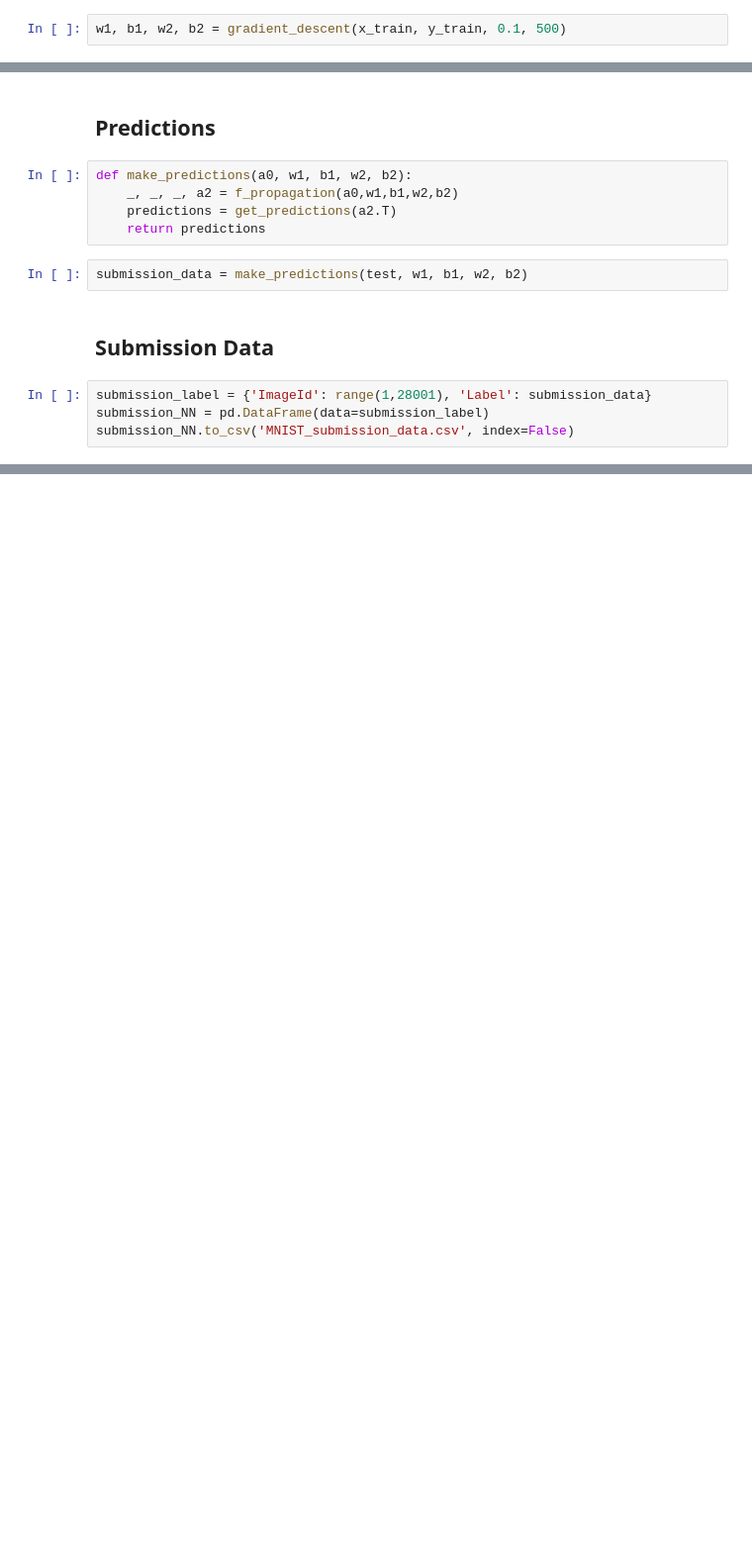
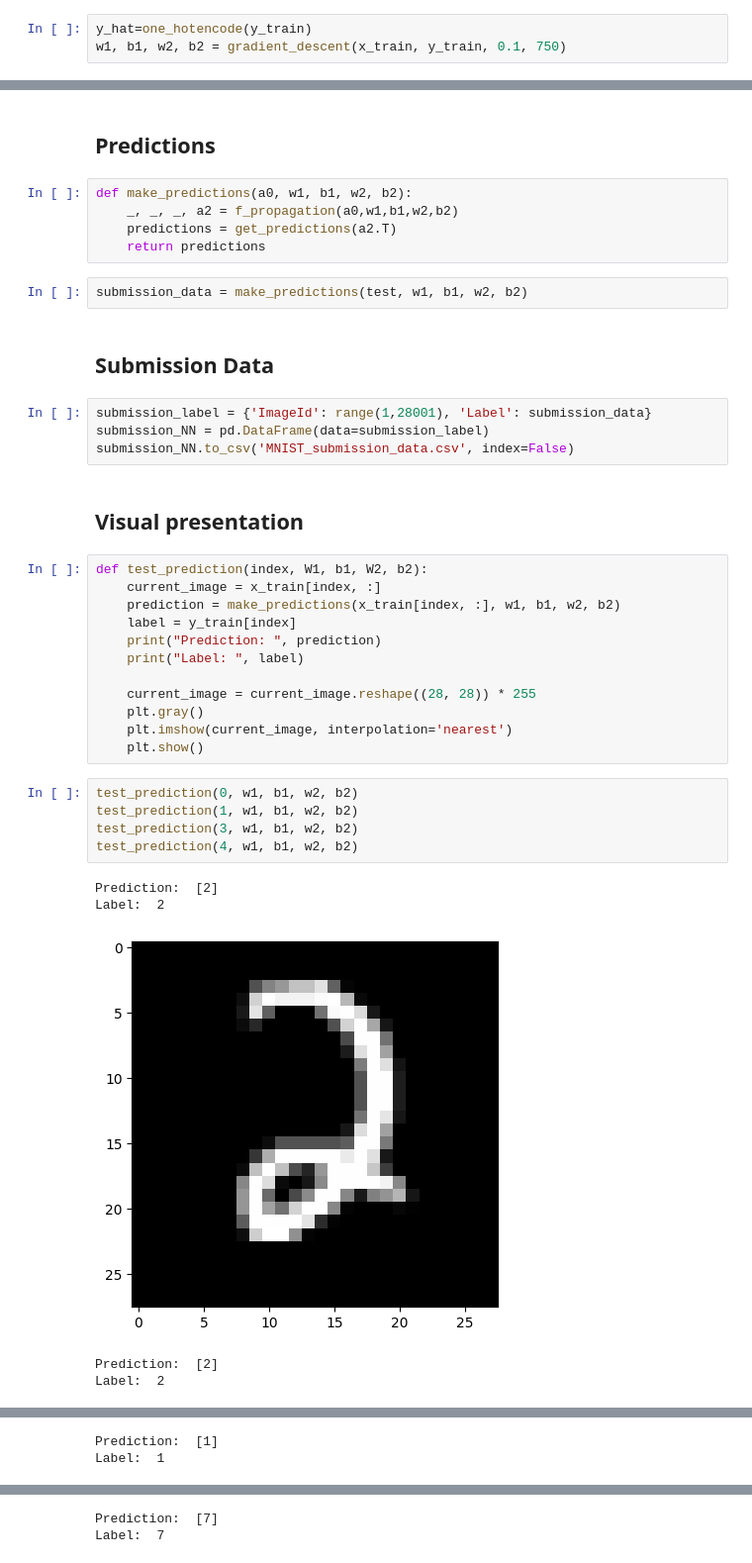
Before and after one commit to ENGSSG/NN-from-scratch, a Jupyter notebook: nn-from-scratch.ipynb, the cells around one changed output, grey strips where cells are left out. Shown at 99% size. Drawn from its saved outputs; the diff is of its cells as text; blank space fills up the shorter version.

```diff
--- a/nn-from-scratch.ipynb
+++ b/nn-from-scratch.ipynb
@@ -121,5 +121,6 @@ def gradient_descent(x, y, alpha=0.01, iterations=500):
 # %% [markdown]
 ## Output
 # %%
-w1, b1, w2, b2 = gradient_descent(x_train, y_train, 0.1, 500)
+y_hat=one_hotencode(y_train)
+w1, b1, w2, b2 = gradient_descent(x_train, y_train, 0.1, 750)
 # %% [output]
@@ -158,3 +156,28 @@ submission_data = make_predictions(test, w1, b1, w2, b2)
 submission_label = {'ImageId': range(1,28001), 'Label': submission_data}
 submission_NN = pd.DataFrame(data=submission_label)
 submission_NN.to_csv('MNIST_submission_data.csv', index=False)
+# %% [markdown]
+## Visual presentation
+# %%
+def test_prediction(index, W1, b1, W2, b2):
+    current_image = x_train[index, :]
+    prediction = make_predictions(x_train[index, :], w1, b1, w2, b2)
+    label = y_train[index]
+    print("Prediction: ", prediction)
+    print("Label: ", label)
+
+    current_image = current_image.reshape((28, 28)) * 255
+    plt.gray()
+    plt.imshow(current_image, interpolation='nearest')
+    plt.show()
+# %%
+test_prediction(0, w1, b1, w2, b2)
+test_prediction(1, w1, b1, w2, b2)
+test_prediction(3, w1, b1, w2, b2)
+test_prediction(4, w1, b1, w2, b2)
+# %% [output]
+Prediction:  [2]
+Label:  2
+[figure, added]
+Prediction:  [2]
+Label:  2
@@ -160,0 +185,2 @@ submission_NN.to_csv('MNIST_submission_data.csv', index=False)
+Prediction:  [1]
+Label:  1
@@ -160,0 +188,2 @@ submission_NN.to_csv('MNIST_submission_data.csv', index=False)
+Prediction:  [7]
+Label:  7
```
Also changed, not shown: parts of 6 cells of this notebook.
